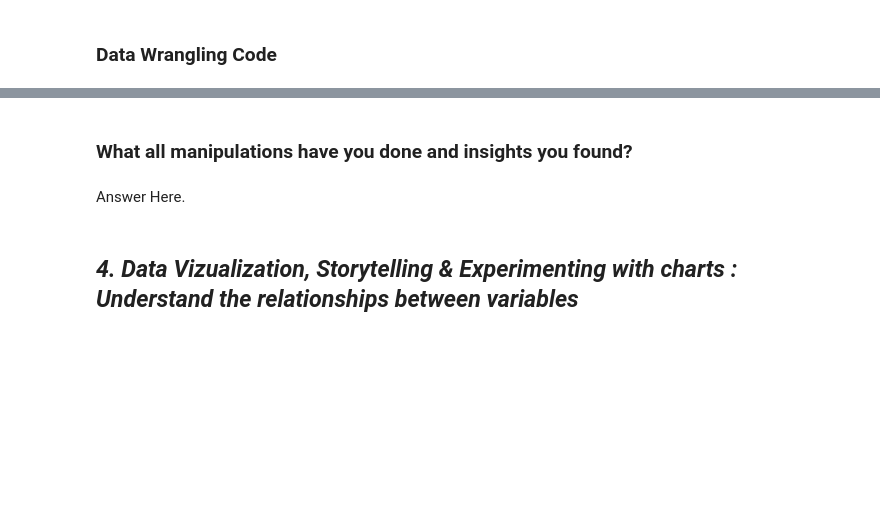
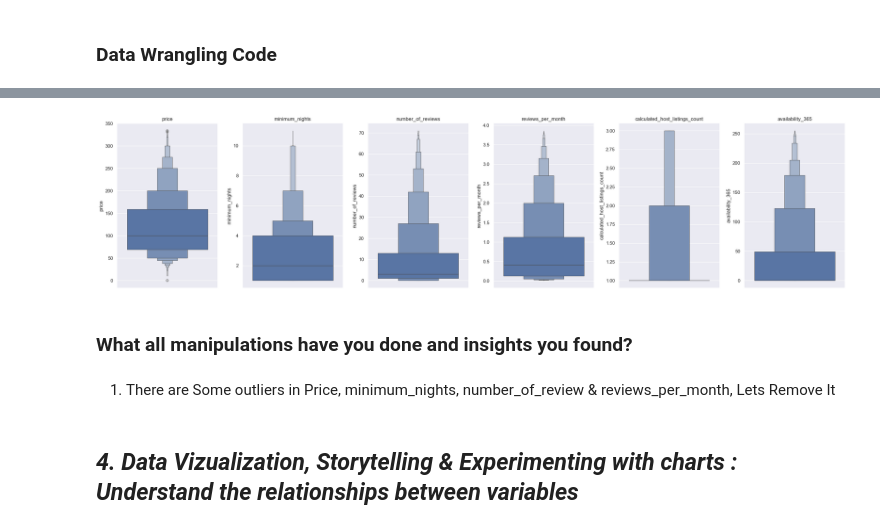
Before and after one commit to saifghostrider454/Airbnb-EDA, a Jupyter notebook: Airbnb.ipynb, the cells around one changed output, grey strips where cells are left out. Cells and saved outputs as stored; diff of their text form; code cells hidden in the pictures; blank space fills up the shorter version.

```diff
--- a/Airbnb.ipynb
+++ b/Airbnb.ipynb
@@ -181,7 +356,30 @@ Answer Here
+# %%
+ors = OutliersRemover(dataframe)
+
+ndf = ors.transform(cols)
+# %%
+# Write your code to make your dataset analysis ready.
+cols = ndf.select_dtypes(exclude='object').columns[4:]
+
+# Calculate the number of numerical columns
+col_range = len(cols)
+
+# Set up the subplots based on the number of numerical columns
+fig, ax = plt.subplots(1, col_range, figsize=(25, 6))
+
+# Loop through each numerical column and create a boxplot
+for i in range(col_range):
+    sns.boxenplot(y=ndf[cols[i]], ax=ax[i])
+    ax[i].set_title(cols[i])  # Set the title for each subplot
+
+plt.tight_layout()
+plt.show()
+# %% [output]
+[figure, added]
 # %% [markdown]
 ### What all manipulations have you done and insights you found?
-# %% [markdown]
-Answer Here.
+# %% [markdown]
+1. There are Some outliers in Price, minimum_nights, number_of_review & reviews_per_month, Lets Remove It
 # %% [markdown]
 ## ***4. Data Vizualization, Storytelling & Experimenting with charts : Understand the relationships between variables***
 # %% [markdown]
```
Also changed, not shown: parts of 23 cells of this notebook.
